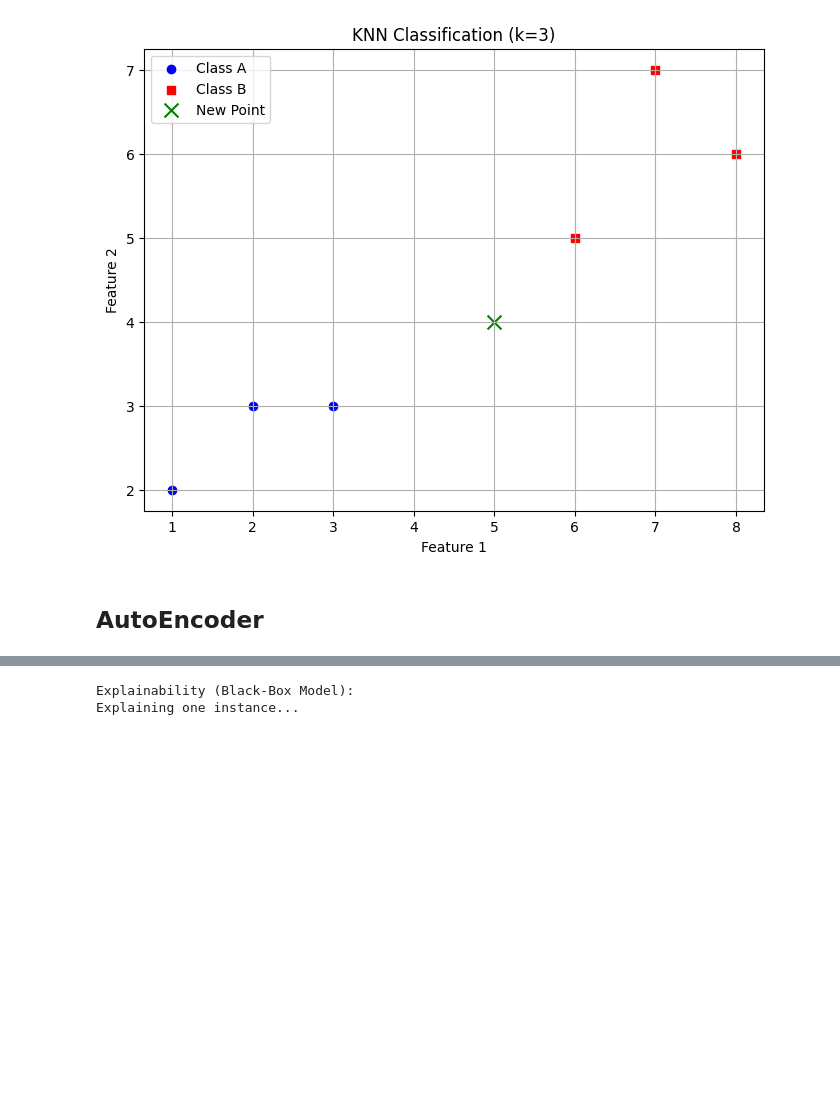
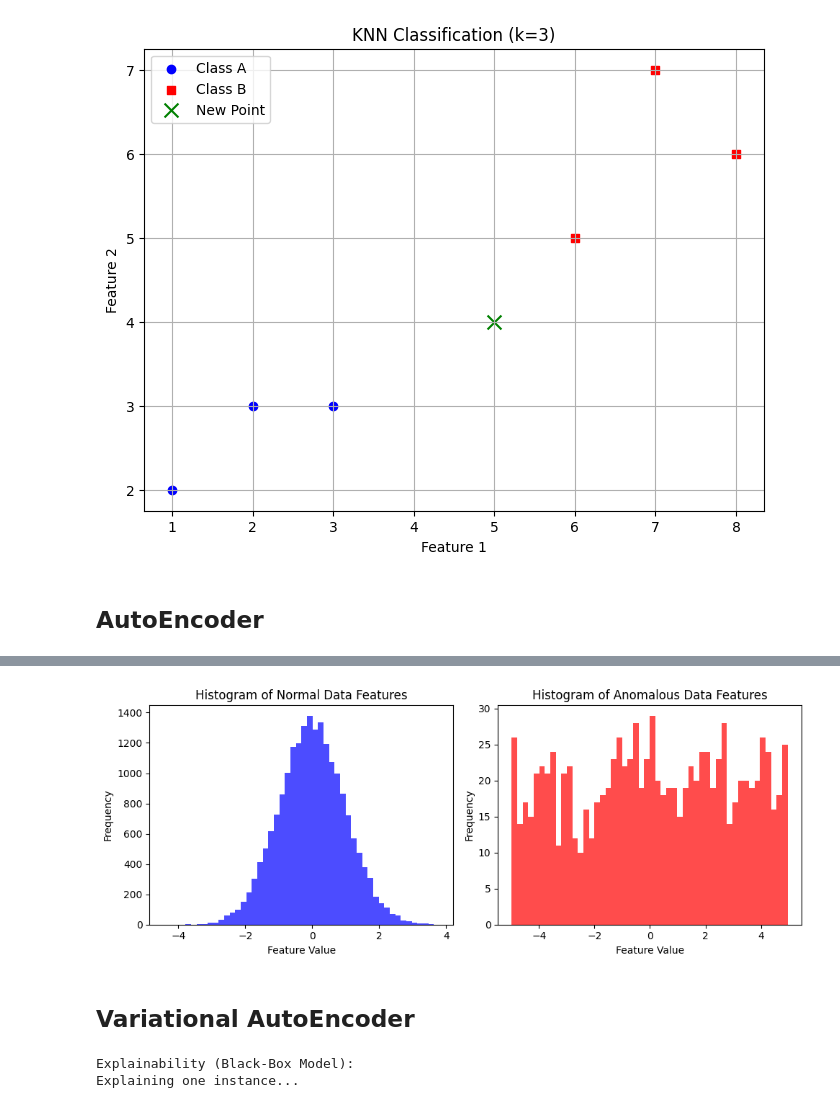
Before and after one commit to mghasemi19/Anomaly-detection-HEP, a Jupyter notebook: Tutorial1.ipynb, the cells around one changed output, grey strips where cells are left out. Saved outputs shown, nothing was run; the diff lists cells and outputs as text; code cells hidden in the pictures; blank space fills up the shorter version.

```diff
--- a/Tutorial1.ipynb
+++ b/Tutorial1.ipynb
@@ -795,0 +738,23 @@ x = Input(...)
+# %%
+# Create two subplots: one for normal data, one for anomalous data
+plt.figure(figsize=(10, 4))
+
+# Plot Normal Data
+plt.subplot(1, 2, 1)
+plt.hist(normal_data.flatten(), bins=50, alpha=0.7, color="blue")
+plt.title("Histogram of Normal Data Features")
+plt.xlabel("Feature Value")
+plt.ylabel("Frequency")
+
+# Plot Anomalous Data
+plt.subplot(1, 2, 2)
+plt.hist(anomalous_data.flatten(), bins=50, alpha=0.7, color="red")
+plt.title("Histogram of Anomalous Data Features")
+plt.xlabel("Feature Value")
+plt.ylabel("Frequency")
+
+# Show the plots
+plt.tight_layout()
+plt.show()
+# %% [output]
+[figure, added]
@@ -795,0 +845,2 @@ x = Input(...)
+# %% [markdown]
+## Variational AutoEncoder
```
Also changed, not shown: parts of 5 cells of this notebook.
